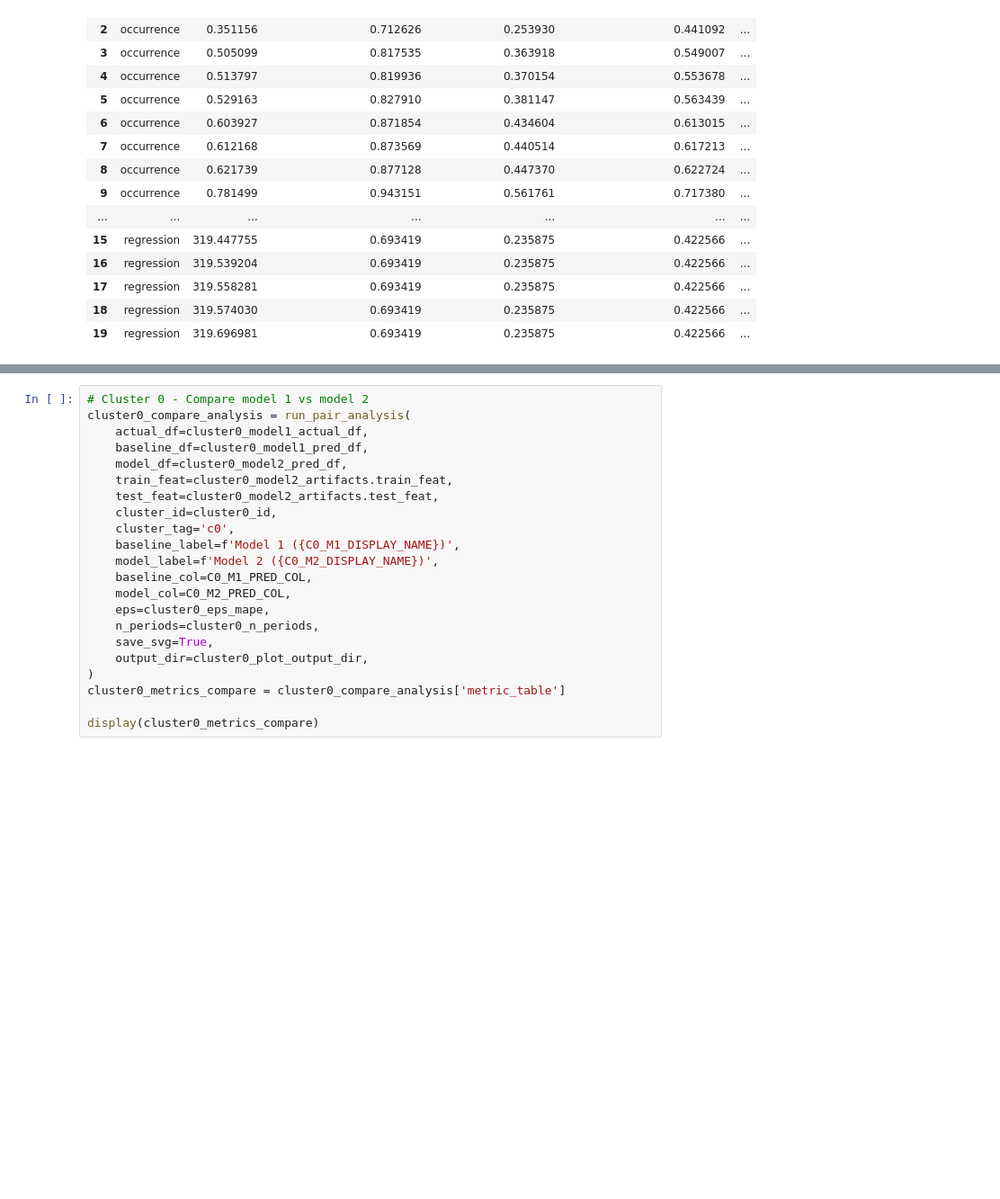
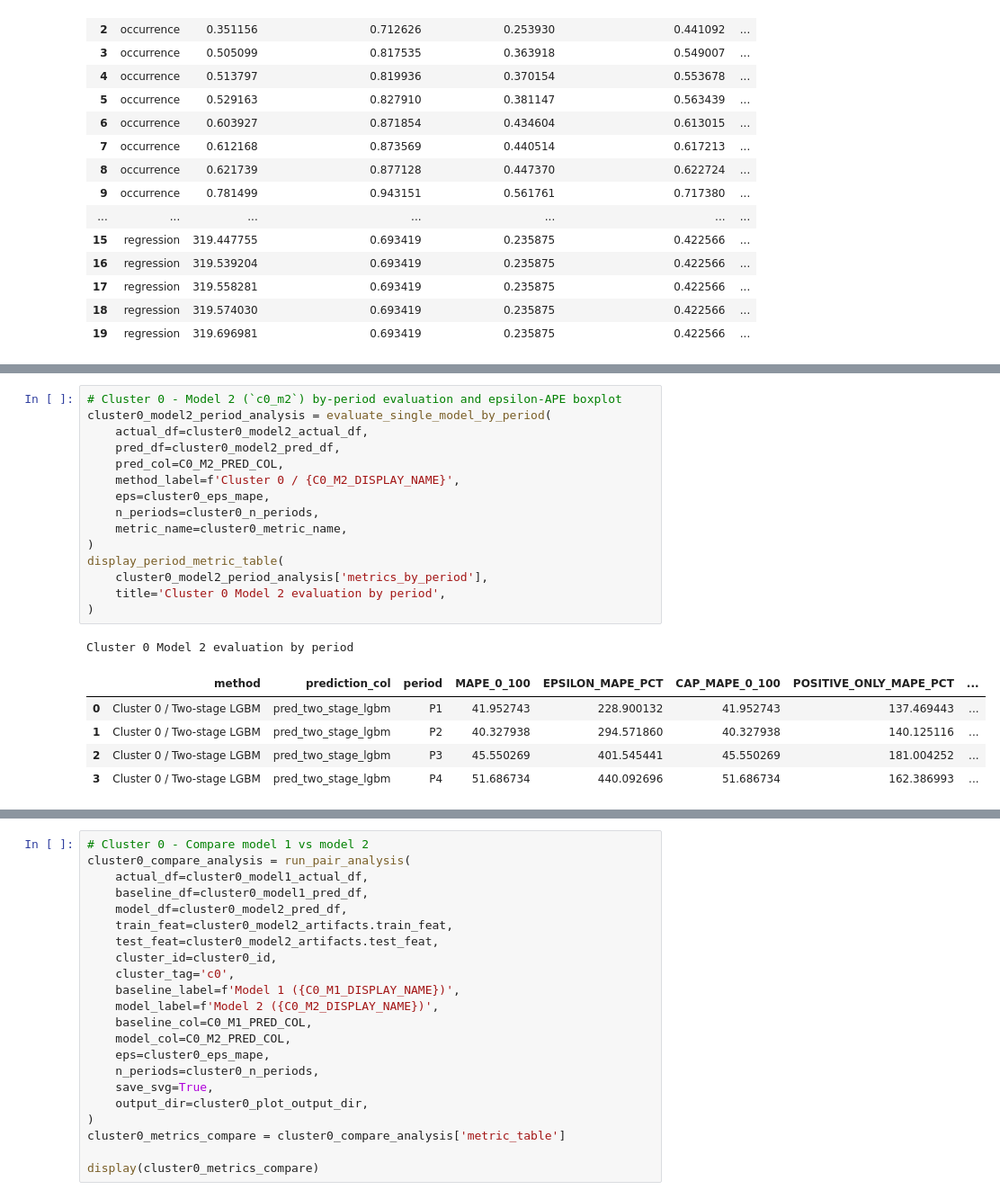
Before and after one commit to CserYe03na/Online_Retail_Forecasting, a Jupyter notebook: forecasting_0&2.ipynb, the cells around one changed output, grey strips where cells are left out. Shown at 90% size. Cells and saved outputs as stored; diff of their text form; blank space fills up the shorter version.

```diff
--- a/forecasting_0&2.ipynb
+++ b/forecasting_0&2.ipynb
@@ -417,3 +523,25 @@ display_metric_table(cluster0_model2_metric_table, title='Cluster 0 Model 2 eval
 Cluster 0 Model 2 evaluation
 |  | method | method_display | wmape_pct | epsilon_mape_pct | non_zero_mape_pct | cap_mape_0_100 | tail_ape_p90 | ... |
 | 0 | Cluster 0 / Two-stage LGBM | Cluster 0 / Two-stage LGBM | 94.889 | 340.670087 | 155.938114 | 44.863601 | 894.950091 | ... |
+# %%
+# Cluster 0 - Model 2 (`c0_m2`) by-period evaluation and epsilon-APE boxplot
+cluster0_model2_period_analysis = evaluate_single_model_by_period(
+    actual_df=cluster0_model2_actual_df,
+    pred_df=cluster0_model2_pred_df,
+    pred_col=C0_M2_PRED_COL,
+    method_label=f'Cluster 0 / {C0_M2_DISPLAY_NAME}',
+    eps=cluster0_eps_mape,
+    n_periods=cluster0_n_periods,
+    metric_name=cluster0_metric_name,
+)
+display_period_metric_table(
+    cluster0_model2_period_analysis['metrics_by_period'],
+    title='Cluster 0 Model 2 evaluation by period',
+)
+# %% [output]
+Cluster 0 Model 2 evaluation by period
+|  | method | prediction_col | period | MAPE_0_100 | EPSILON_MAPE_PCT | CAP_MAPE_0_100 | POSITIVE_ONLY_MAPE_PCT | ... |
+| 0 | Cluster 0 / Two-stage LGBM | pred_two_stage_lgbm | P1 | 41.952743 | 228.900132 | 41.952743 | 137.469443 | ... |
+| 1 | Cluster 0 / Two-stage LGBM | pred_two_stage_lgbm | P2 | 40.327938 | 294.571860 | 40.327938 | 140.125116 | ... |
+| 2 | Cluster 0 / Two-stage LGBM | pred_two_stage_lgbm | P3 | 45.550269 | 401.545441 | 45.550269 | 181.004252 | ... |
+| 3 | Cluster 0 / Two-stage LGBM | pred_two_stage_lgbm | P4 | 51.686734 | 440.092696 | 51.686734 | 162.386993 | ... |
```
Also changed, not shown: parts of 8 cells of this notebook, 18 other files.
